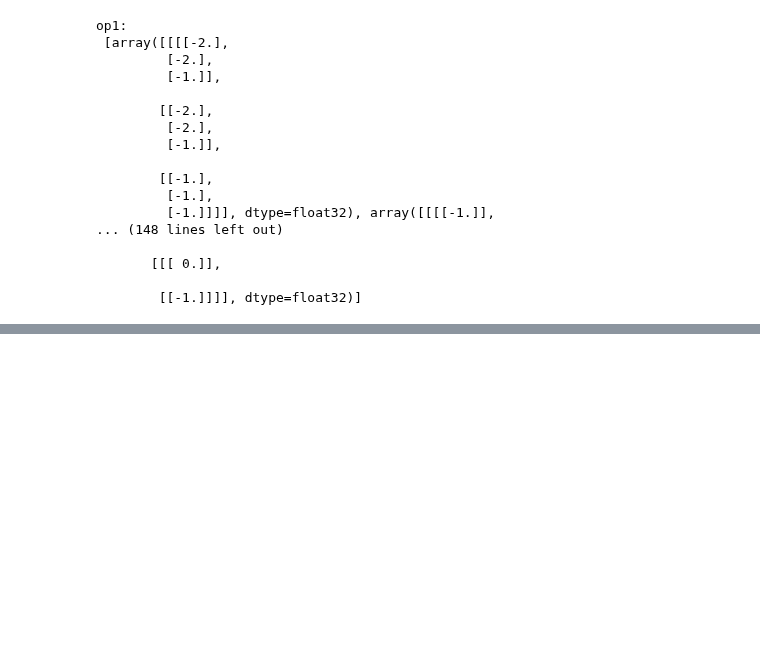
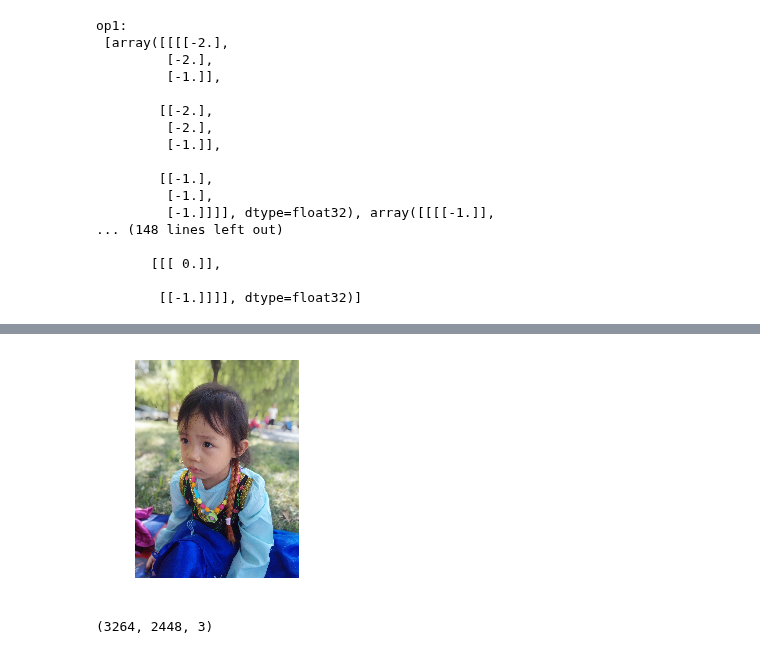
Before and after one commit to lllhhh/DeepLearningNotes, a Jupyter notebook: Tensorflow（原理、实践）/第十七节 卷积神经网络--解决参数太多问题.ipynb, the cells around one changed output, grey strips where cells are left out. Drawn from its saved outputs; the diff is of its cells as text; code cells hidden in the pictures; blank space fills up the shorter version.

Commit message:
Add unconvolved image.

```diff
--- a/Tensorflow（原理、实践）/第十七节 卷积神经网络--解决参数太多问题.ipynb
+++ b/Tensorflow（原理、实践）/第十七节 卷积神经网络--解决参数太多问题.ipynb
@@ -449,0 +457,14 @@ ___
+# %%
+import matplotlib.pyplot as plt
+import matplotlib.image as mpimg
+import numpy as np
+import tensorflow as tf
+
+myimg = mpimg.imread('imgs/17_girl.jpg')
+plt.imshow(myimg)
+plt.axis('off') # 不显示坐标轴
+plt.show()
+print(myimg.shape)
+# %% [output]
+[figure, added]
+(3264, 2448, 3)
```
Also changed, not shown: parts of 4 cells of this notebook, 1 other file.
